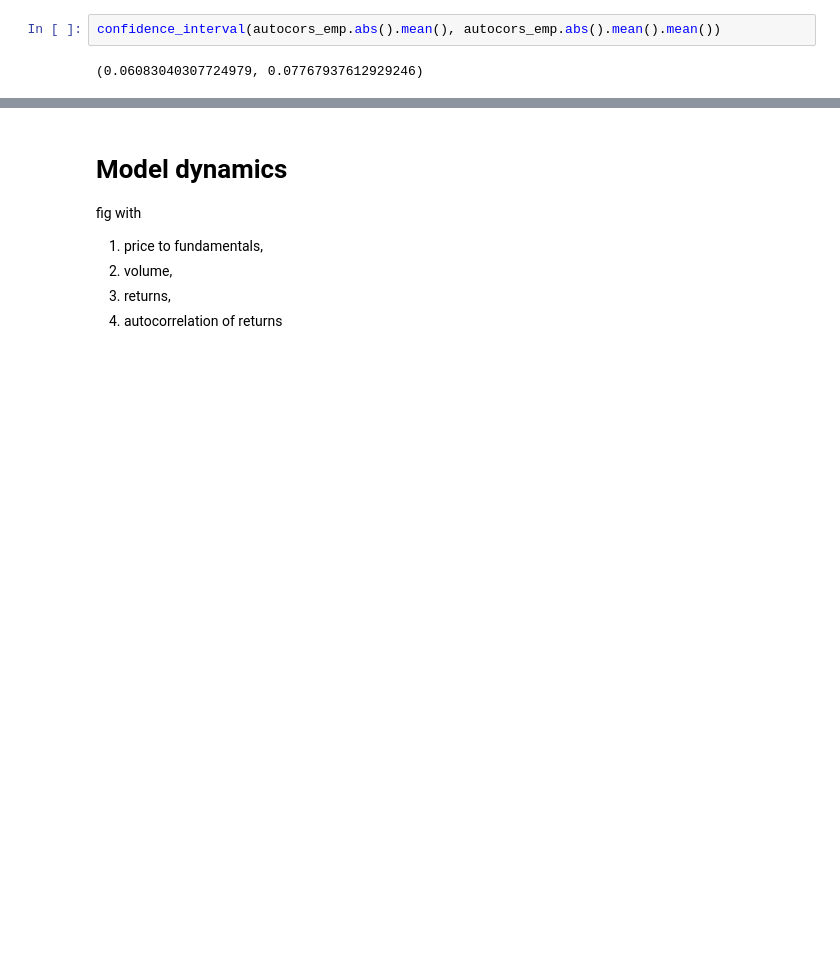
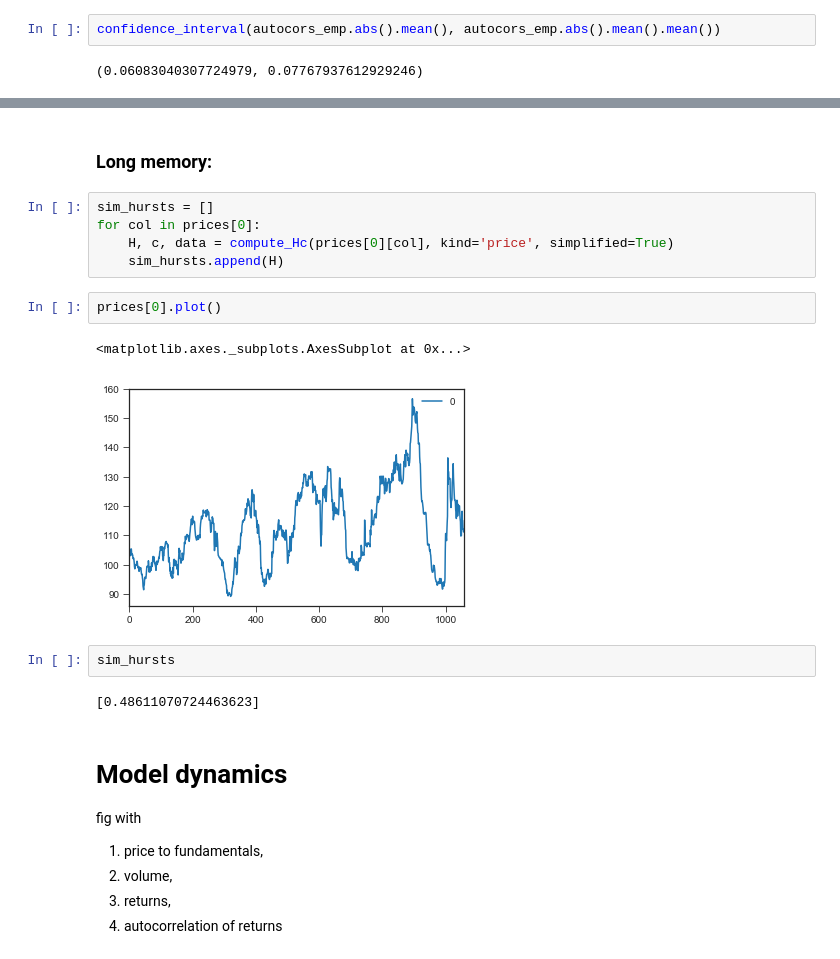
Before and after one commit to joerischasfoort/qe-asset-cycle, a Jupyter notebook: cb-asset-cylce-dynamics.ipynb, the cells around one changed output, grey strips where cells are left out. Drawn from its saved outputs; the diff is of its cells as text; blank space fills up the shorter version.

```diff
--- a/cb-asset-cylce-dynamics.ipynb
+++ b/cb-asset-cylce-dynamics.ipynb
@@ -211,3 +222,19 @@ fig.savefig('autocorrelation_returns.png', dpi=200, bbox_inches = 'tight', pad_i
+# %% [markdown]
+### Long memory:
+# %%
+sim_hursts = []
+for col in prices[0]:
+    H, c, data = compute_Hc(prices[0][col], kind='price', simplified=True)
+    sim_hursts.append(H)
+# %%
+prices[0].plot()
+# %% [output]
+<matplotlib.axes._subplots.AxesSubplot at 0x...>
+[figure, added]
+# %%
+sim_hursts
+# %% [output]
+[0.48611070724463623]
 # %% [markdown]
 # Model dynamics
 
```
Also changed, not shown: parts of 10 cells of this notebook.
